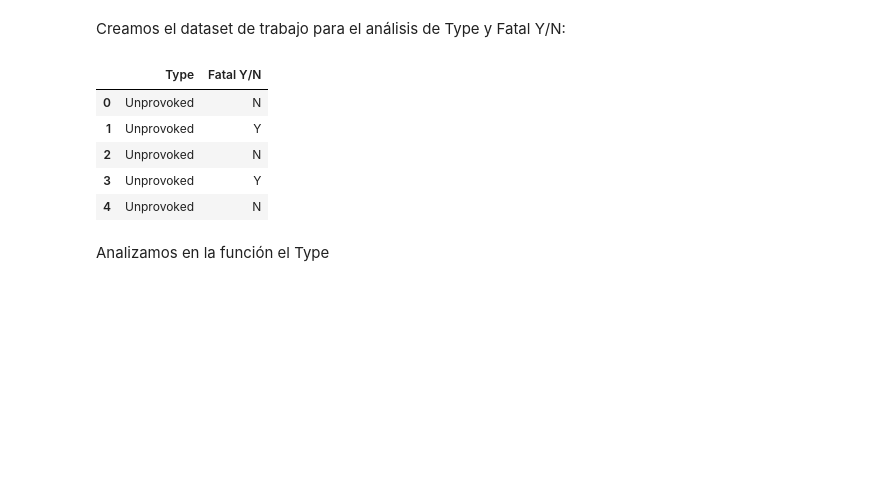
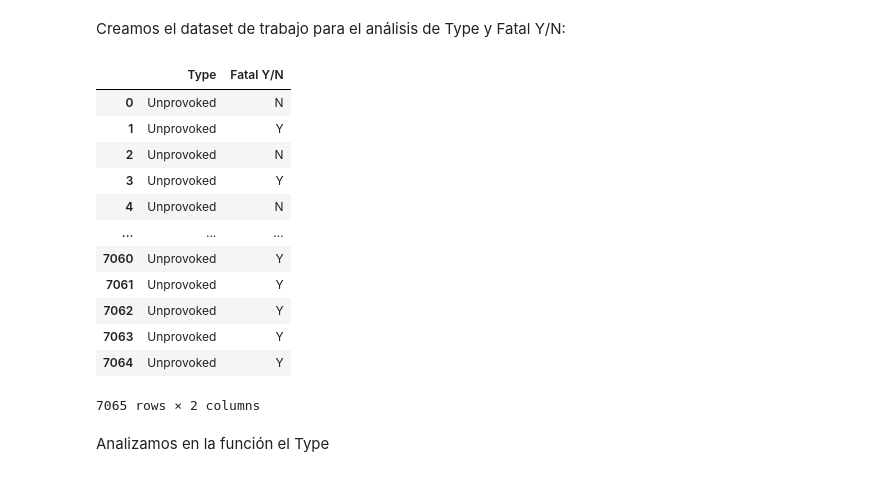
Before and after one commit to julio-bp/SEMANA2_SHARK, a Jupyter notebook: proyecto-shark.ipynb, the cells around one changed output. Cells and saved outputs as stored; diff of their text form; code cells hidden in the pictures; blank space fills up the shorter version.

```diff
--- a/proyecto-shark.ipynb
+++ b/proyecto-shark.ipynb
@@ -550,15 +603,22 @@ print(df_clean["Fatal Y/N"].unique())
 # %% [markdown]
 Creamos el dataset de trabajo para el análisis de Type y Fatal Y/N:
 # %%
-df3 = df[["Type","Fatal Y/N"]]
-df3.head()
+dfhip3 = df[["Type","Fatal Y/N"]]
+dfhip3
 # %% [output]
 |  | Type | Fatal Y/N |
 | 0 | Unprovoked | N |
 | 1 | Unprovoked | Y |
 | 2 | Unprovoked | N |
 | 3 | Unprovoked | Y |
 | 4 | Unprovoked | N |
+| ... | ... | ... |
+| 7060 | Unprovoked | Y |
+| 7061 | Unprovoked | Y |
+| 7062 | Unprovoked | Y |
+| 7063 | Unprovoked | Y |
+| 7064 | Unprovoked | Y |
+7065 rows × 2 columns
 # %% [markdown]
 Analizamos en la función el Type
 # %%
```
Also changed, not shown: parts of 39 cells of this notebook.
